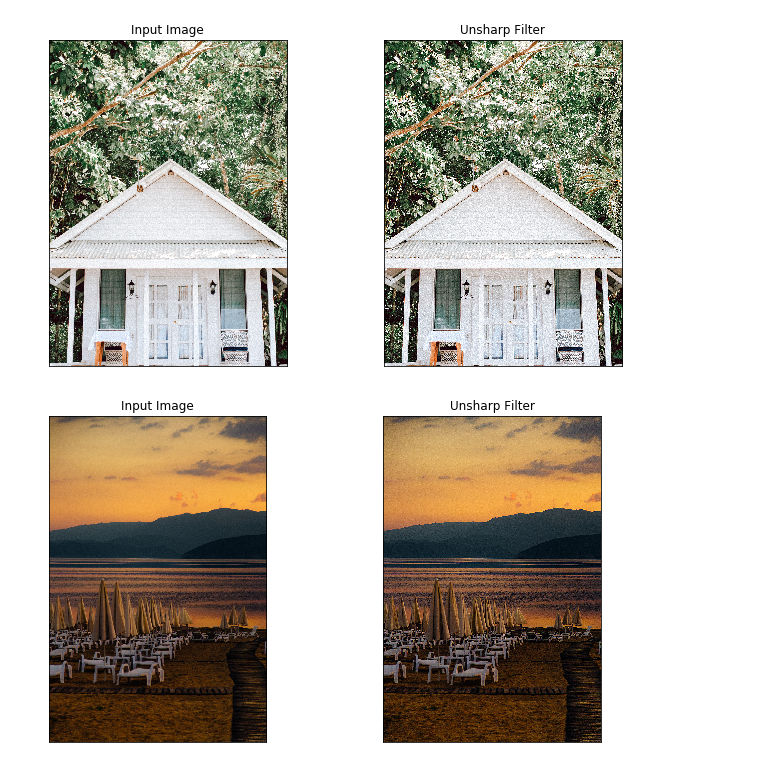
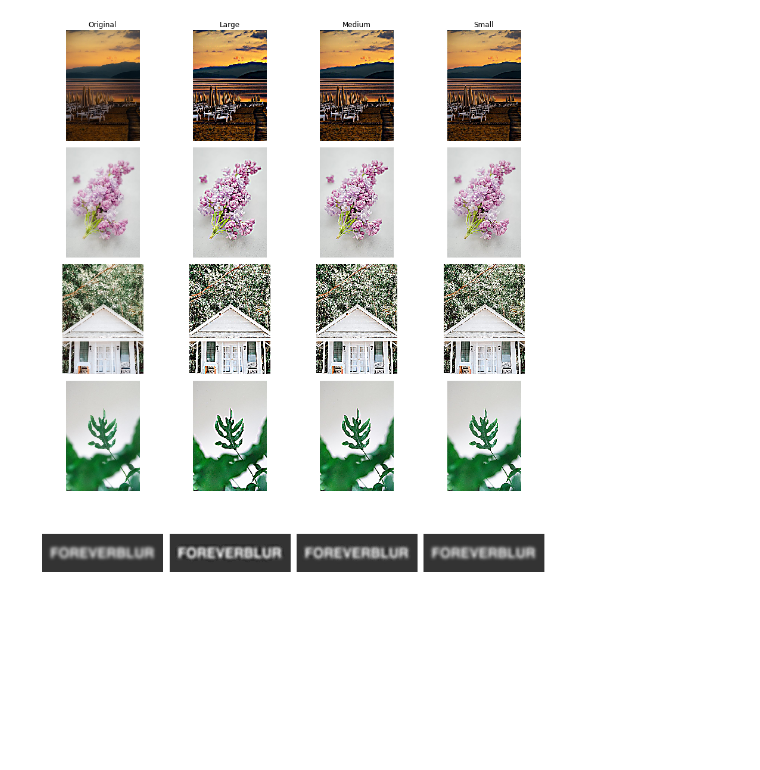
Before and after one commit to ldnam/Transformation-Filter-Unsharpmasking_project, a Jupyter notebook: Unsharpmasking.ipynb, the cells around one changed output. Cells and saved outputs as stored; diff of their text form; code cells hidden in the pictures; blank space fills up the shorter version.

```diff
--- a/Unsharpmasking.ipynb
+++ b/Unsharpmasking.ipynb
@@ -18,22 +8,30 @@ plt.show()
-# %%
-image=Image.open("C:\\Users\\Nam Le\\house.jpg")
-new_image = image.filter(ImageFilter.UnsharpMask(radius=3, percent=120))
-plt.figure(figsize=(11,6))
-plt.subplot(121),plt.imshow(image, cmap = 'gray')
-plt.title('Input Image'), plt.xticks([]), plt.yticks([])
-plt.subplot(122),plt.imshow(new_image, cmap = 'gray')
-plt.title('Unsharp Filter'), plt.xticks([]), plt.yticks([])
-plt.show()
-# %% [output]
-[figure, removed]
-# %%
-image=Image.open("C:\\Users\\Nam Le\\sunset.jpg")
-new_image = image.filter(ImageFilter.UnsharpMask(radius=5, percent=120))
-plt.figure(figsize=(11,6))
-plt.subplot(121),plt.imshow(image, cmap = 'gray')
-plt.title('Input Image'), plt.xticks([]), plt.yticks([])
-plt.subplot(122),plt.imshow(new_image, cmap = 'gray')
-plt.title('Unsharp Filter'), plt.xticks([]), plt.yticks([])
-plt.show()
-# %% [output]
-[figure, removed]
+# %%
+def lets_histo(img_name, blur_size = 15):
+    file_name = img_name + 'small.jpg'
+    image=Image.open(os.path.join('images', file_name))
+    new_images = [image, image.filter(ImageFilter.UnsharpMask(radius=5, percent=250)),
+                  image.filter(ImageFilter.UnsharpMask(radius=4, percent=200)),
+                  image.filter(ImageFilter.UnsharpMask(radius=3, percent=150))]
+
+    return new_images
+# %%
+img_names = ['sunset', 'flower', 'house', 'leaf', 'blur']
+all_histo_imgs = []
+for img_name in img_names:
+    all_histo_imgs = all_histo_imgs + lets_histo(img_name)
+# %%
+columns = 4
+rows = len(img_names)
+fig = plt.figure(figsize=(12, 14))
+titles= ["Original", "Large", "Medium", "Small"]
+for i in range(columns*rows):
+    fig.add_subplot(rows, columns, i+1)
+    plt.imshow(all_histo_imgs[i])
+    plt.axis("off")
+    if i<4:
+        plt.title(titles[i])
+fig.tight_layout()
+# plt.show()
+plt.savefig(os.path.join('out-images', "all-histogram-equalizations"), dpi=300)
+# %% [output]
+[figure, added]
```
Also changed, not shown: parts of 2 cells of this notebook.
